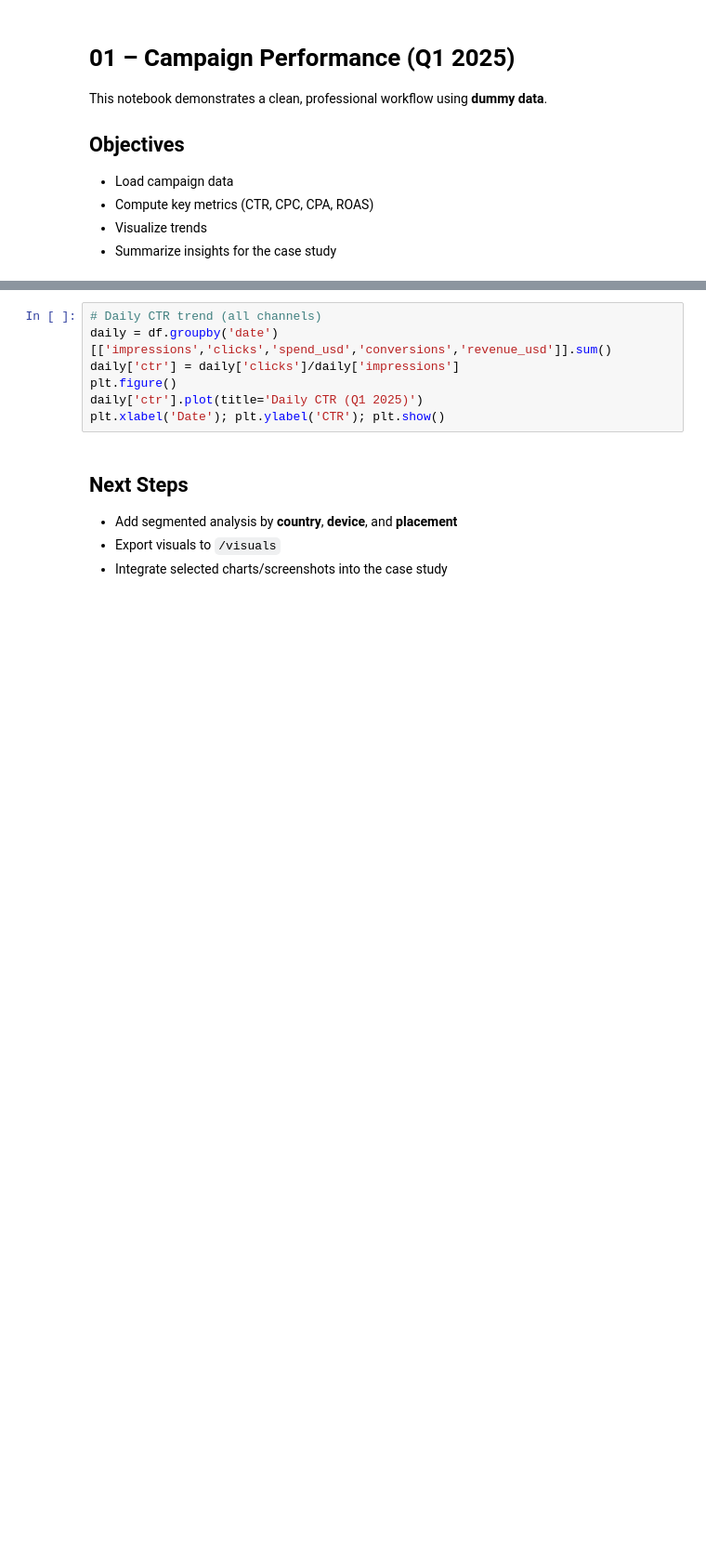
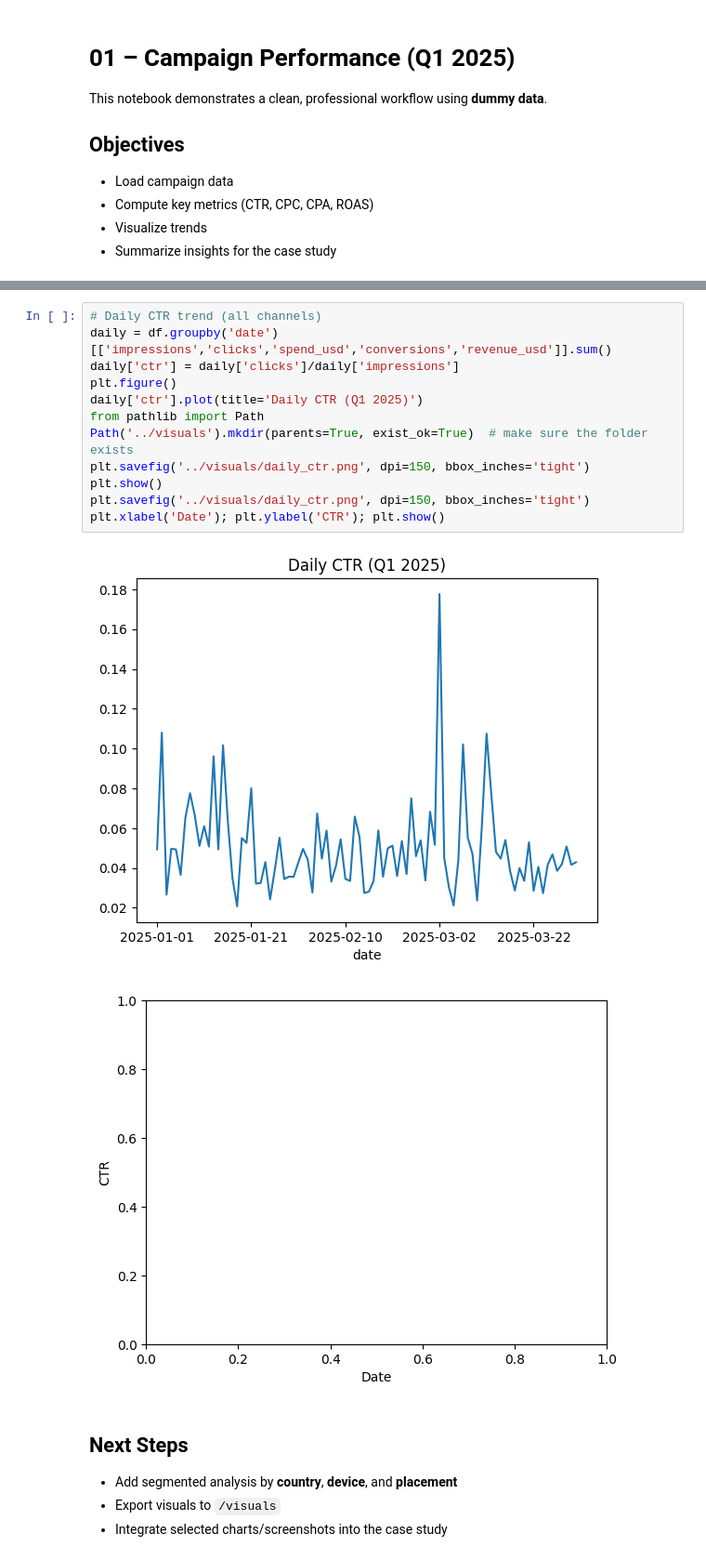
Before and after one commit to SuThinZar94/marketing-analytics-portfolio, a Jupyter notebook: notebooks/01_campaign_performance.ipynb, the cells around one changed output, grey strips where cells are left out. Shown: that part at 93% size. Drawn from its saved outputs; the diff is of its cells as text; blank space fills up the shorter version.

Commit message:
Add daily CTR chart

```diff
--- a/notebooks/01_campaign_performance.ipynb
+++ b/notebooks/01_campaign_performance.ipynb
@@ -29,10 +41,18 @@ agg.sort_values('roas', ascending=False)
 # %%
 # Daily CTR trend (all channels)
 daily = df.groupby('date')[['impressions','clicks','spend_usd','conversions','revenue_usd']].sum()
 daily['ctr'] = daily['clicks']/daily['impressions']
 plt.figure()
 daily['ctr'].plot(title='Daily CTR (Q1 2025)')
+from pathlib import Path
+Path('../visuals').mkdir(parents=True, exist_ok=True)  # make sure the folder exists
+plt.savefig('../visuals/daily_ctr.png', dpi=150, bbox_inches='tight')
+plt.show()
+plt.savefig('../visuals/daily_ctr.png', dpi=150, bbox_inches='tight')
 plt.xlabel('Date'); plt.ylabel('CTR'); plt.show()
+# %% [output]
+[figure, added]
+[figure, added]
 # %% [markdown]
 ## Next Steps
 - Add segmented analysis by **country**, **device**, and **placement**
```
Also changed, not shown: parts of 2 cells of this notebook, 1 other file.
